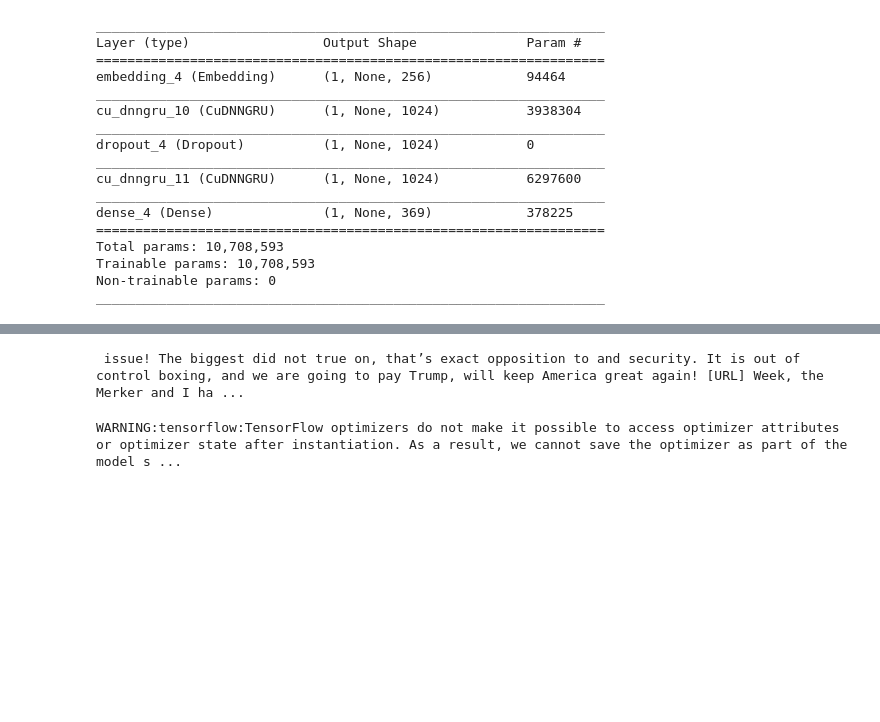
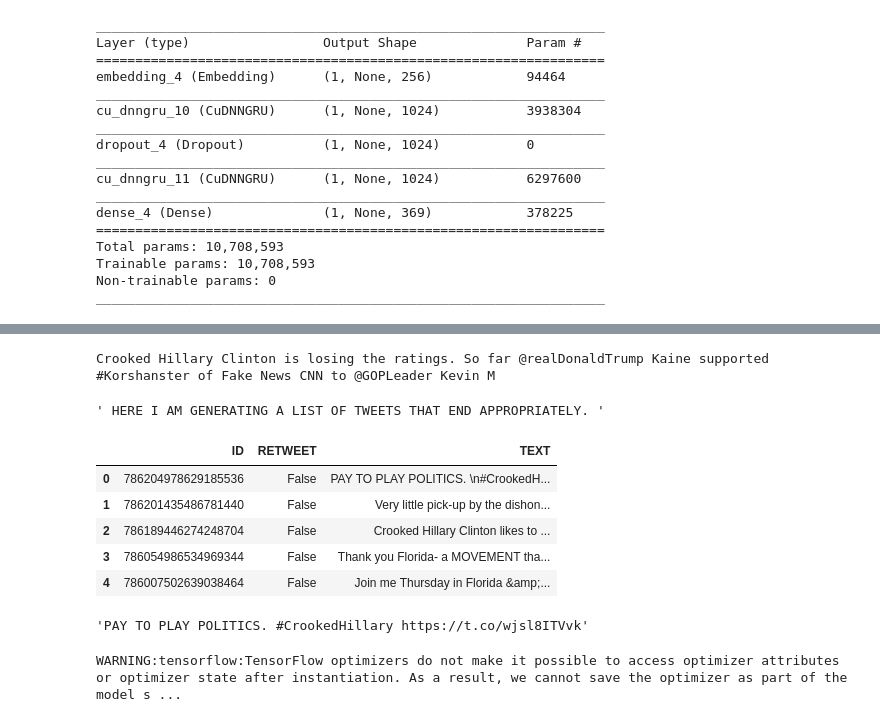
Before and after one commit to EthanH43/text_generator, a Jupyter notebook: Model/Jackson_model-2.ipynb, the cells around one changed output, grey strips where cells are left out. Drawn from its saved outputs; the diff is of its cells as text; code cells hidden in the pictures; blank space fills up the shorter version.

Commit message:
updating model-2

```diff
--- a/Model/Jackson_model-2.ipynb
+++ b/Model/Jackson_model-2.ipynb
@@ -376,7 +405,27 @@ def generate_text(model, start_string):
         text_generated.append(index_to_char[predicted_id])
 
     return (start_string + ''.join(text_generated))
-# %%
-print(generate_text(model_g, start_string=u" "))
-# %% [output]
- issue! The biggest did not true on, that’s exact opposition to and security. It is out of control boxing, and we are going to pay Trump, will keep America great again! [URL] Week, the Merker and I ha ...
+# %%
+l = len(og_tweets['TEXT'][2])
+
+print(generate_text(model_g, start_string=og_tweets['TEXT'][2][:10].replace("\n", ""), length=l))
+# %% [output]
+Crooked Hillary Clinton is losing the ratings. So far @realDonaldTrump Kaine supported #Korshanster of Fake News CNN to @GOPLeader Kevin M
+# %%
+""" HERE I AM GENERATING A LIST OF TWEETS THAT END APPROPRIATELY. """
+# %% [output]
+' HERE I AM GENERATING A LIST OF TWEETS THAT END APPROPRIATELY. '
+# %%
+og_tweets = pd.read_csv("../Load_Tweets/data/original_tweets.csv")
+og_tweets.head()
+# %% [output]
+|  | ID | RETWEET | TEXT |
+| 0 | 786204978629185536 | False | PAY TO PLAY POLITICS. \n#CrookedH... |
+| 1 | 786201435486781440 | False | Very little pick-up by the dishon... |
+| 2 | 786189446274248704 | False | Crooked Hillary Clinton likes to ... |
+| 3 | 786054986534969344 | False | Thank you Florida- a MOVEMENT tha... |
+| 4 | 786007502639038464 | False | Join me Thursday in Florida &amp;... |
+# %%
+og_tweets['TEXT'][0][:100].replace("\n", "")
+# %% [output]
+'PAY TO PLAY POLITICS. #CrookedHillary https://t.co/wjsl8ITVvk'
```
Also changed, not shown: parts of 7 cells of this notebook.
